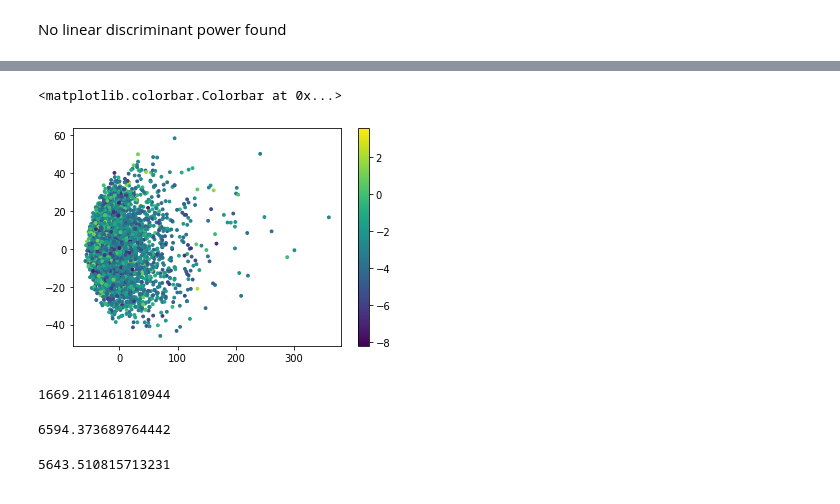
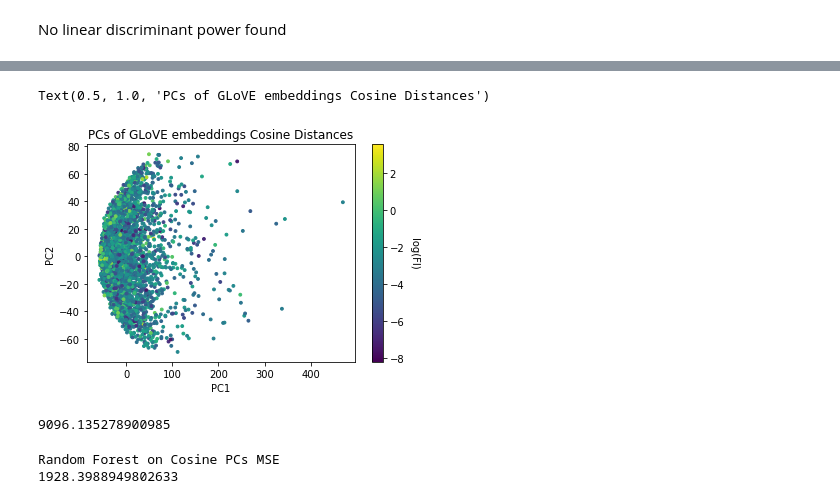
Before and after one commit to IBP-21-22/intbioproj, a Jupyter notebook: code/Train and Apply GLoVE on UTRS.ipynb, the cells around one changed output, grey strips where cells are left out. Saved outputs shown, nothing was run; the diff lists cells and outputs as text; code cells hidden in the pictures.

```diff
--- a/code/Train and Apply GLoVE on UTRS.ipynb
+++ b/code/Train and Apply GLoVE on UTRS.ipynb
@@ -535,2 +582,2 @@ vectors.shape
 # %%
-data['kmers_vec'] = [vectorizer.vectorize(x) for x in preprocessed_seq]
+kmers_vec = [vectorizer.vectorize(x) for x in preprocessed_seq]
@@ -552,2 +583,0 @@ Name: kmers_vec, Length: 4870, dtype: object
-# %%
-data['kmers_enc'] = [np.sum(vectors[[y for y in x if y!=-1], :], axis=0) for x in data['kmers_vec']]
@@ -554,2 +586,4 @@ data['kmers_enc'] = [np.sum(vectors[[y for y in x if y!=-1], :], axis=0) for x i
+# %%
+data['kmers_enc'] = [np.sum(vectors[[y for y in x if y!=-1], :], axis=0) for x in kmers_vec]
 # %%
 gloveUtrs = np.vstack(data['kmers_enc'])
@@ -652,10 +707,16 @@ plt.colorbar()
 # %%
-from sklearn.decomposition import PCA
-from sklearn.preprocessing import RobustScaler
-pcs = PCA(300).fit_transform(RobustScaler().fit_transform(xcos))
+# Cosine Distances -> StandardScaler -> PCA ->
+
+cosPcs = PCA(300).fit_transform(StandardScaler().fit_transform(xcos))
 # %%
-plt.scatter(pcs[:, 0], pcs[:, 1], c=y, s=8)
-plt.colorbar()
+plt.scatter(cosPcs[:, 0], cosPcs[:, 1], c=y, s=8)
+
+plt.xlabel('PC1')
+plt.ylabel('PC2')
+cbar = plt.colorbar()
+cbar.ax.get_yaxis().labelpad = 15
+cbar.ax.set_ylabel('log(FI)', rotation=270)
+plt.title("PCs of GLoVE embeddings Cosine Distances")
 # %% [output]
-<matplotlib.colorbar.Colorbar at 0x...>
+Text(0.5, 1.0, 'PCs of GLoVE embeddings Cosine Distances')
-[figure, old version]
+[figure, new version]
@@ -662 +725,11 @@ plt.colorbar()
+# %%
+treeRegressor = tree.DecisionTreeRegressor(max_leaf_nodes=200, criterion='friedman_mse')
+tree_preds = treeRegressor.fit(pcs, y).predict(pcs)
+# import graphviz
+# dot_data = tree.export_graphviz(treeRegressor, filled=True, out_file=None)
+# graph = graphviz.Source(dot_data)
+# graph.render("gloveUtrsTree")
+print(np.sum((tree_preds - y)**2))
+# %% [output]
+9096.135278900985
 # %%
@@ -663,24 +737,8 @@ plt.colorbar()
 cos_preds = RandomForestRegressor(n_estimators=500, n_jobs=-1).fit(pcs,y).predict(pcs)
 # %%
-np.sum((cos_preds - y)**2)
+print("Random Forest on Cosine PCs MSE")
+print(np.sum((cos_preds - y)**2))
 # %% [output]
-1669.211461810944
+Random Forest on Cosine PCs MSE
+1928.3988949802633
-# %%
-from sklearn import tree
-treeRegressor = tree.DecisionTreeRegressor(max_leaf_nodes=200, criterion='friedman_mse')
-tree_preds = treeRegressor.fit(x, y).predict(x)
-np.sum((tree_preds - y)**2)
-# %% [output]
-6594.373689764442
-# %%
-from sklearn import tree
-treeRegressor = tree.DecisionTreeRegressor(max_leaf_nodes=200, criterion='friedman_mse')
-tree_preds = treeRegressor.fit(pcs, y).predict(pcs)
-# import graphviz
-# dot_data = tree.export_graphviz(treeRegressor, filled=True, out_file=None)
-# graph = graphviz.Source(dot_data)
-# graph.render("gloveUtrsTree")
-print(np.sum((tree_preds - y)**2))
-# %% [output]
-5643.510815713231
 # %%
```
Also changed, not shown: parts of 53 cells of this notebook, 6 other files.
